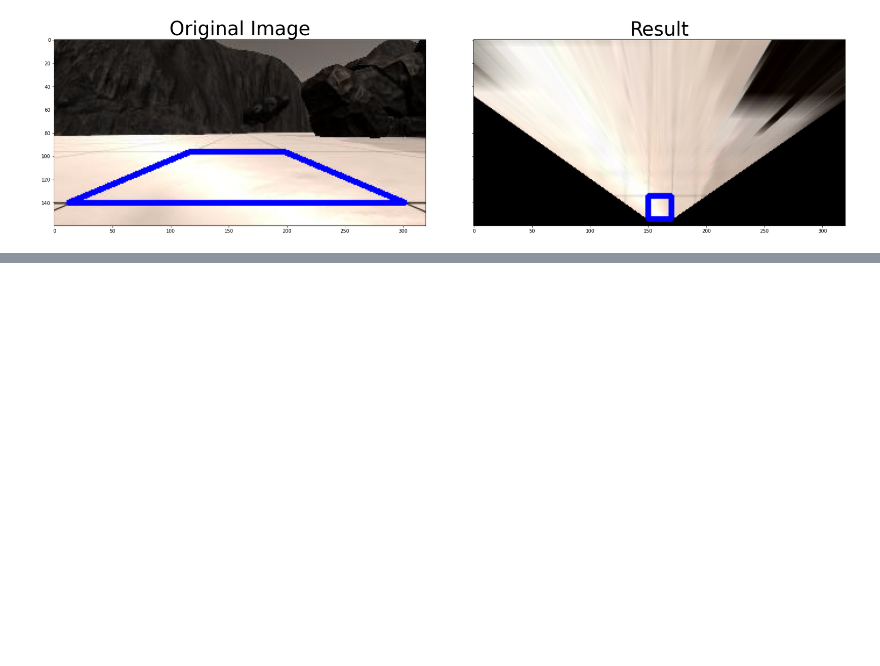
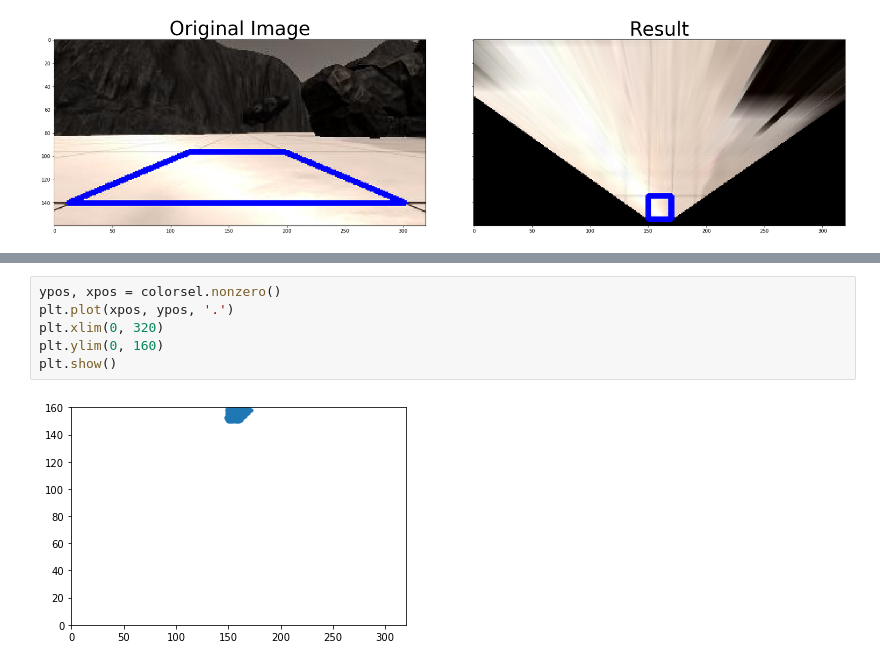
Before and after one commit to amancodeblast/RoboticsD, a Jupyter notebook: exercises/sample and pick/Sample and pick.ipynb, the cells around one changed output, grey strips where cells are left out. Saved outputs shown, nothing was run; the diff lists cells and outputs as text; blank space fills up the shorter version.

```diff
--- a/exercises/sample and pick/Sample and pick.ipynb
+++ b/exercises/sample and pick/Sample and pick.ipynb
@@ -318,0 +404,8 @@ plt.subplots_adjust(left=0., right=1, top=0.9, bottom=0.)
+# %%
+ypos, xpos = colorsel.nonzero()
+plt.plot(xpos, ypos, '.')
+plt.xlim(0, 320)
+plt.ylim(0, 160)
+plt.show()
+# %% [output]
+[figure, added]
```
Also changed, not shown: parts of 4 cells of this notebook.
